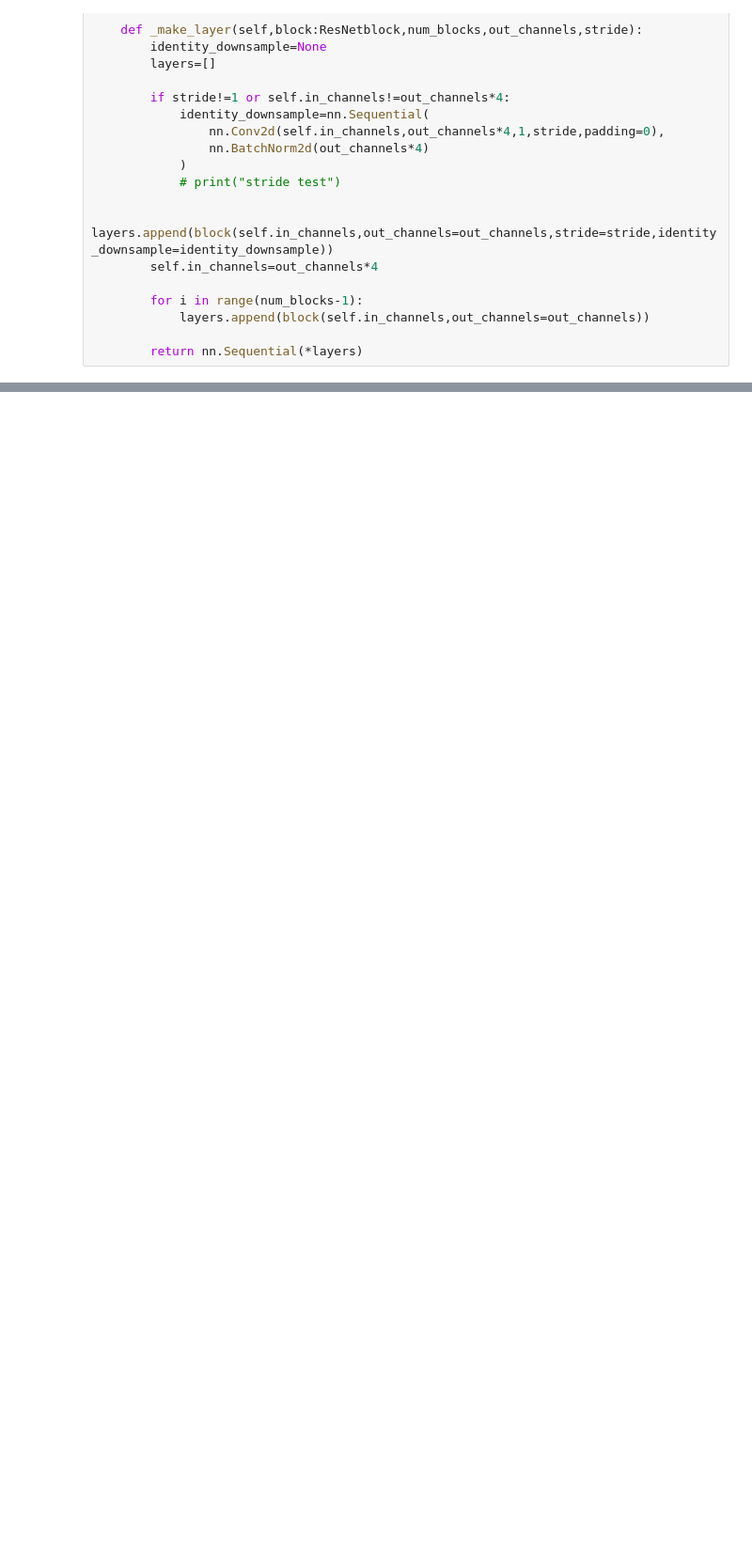
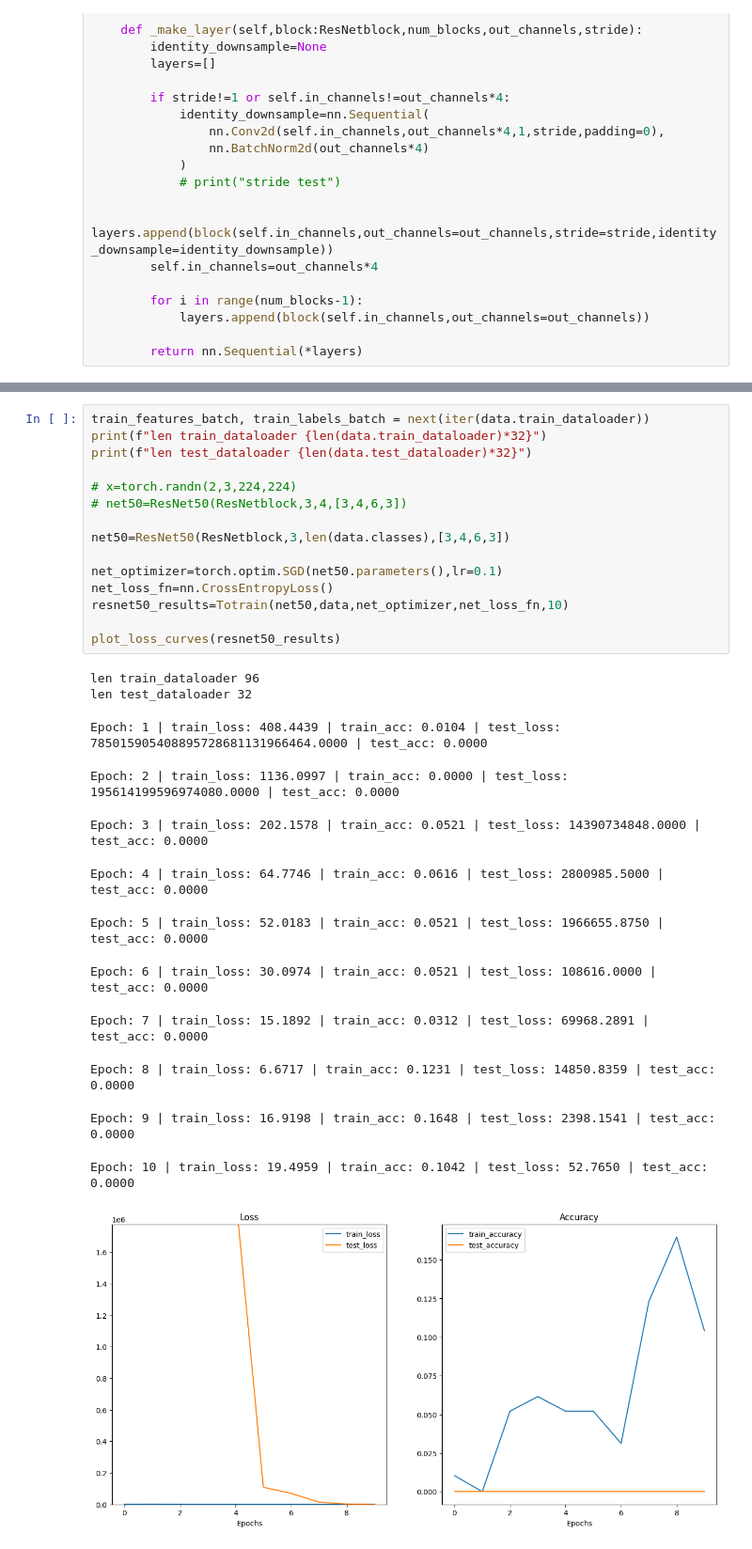
Before and after one commit to Machmurka/UnderstandingDeepLearning, a Jupyter notebook: Learn PyTorch for Deep Learning/ResNet18layers.ipynb, the cells around one changed output, grey strips where cells are left out. Shown: that part at 94% size. Saved outputs shown, nothing was run; the diff lists cells and outputs as text; blank space fills up the shorter version.

```diff
--- a/Learn PyTorch for Deep Learning/ResNet18layers.ipynb
+++ b/Learn PyTorch for Deep Learning/ResNet18layers.ipynb
@@ -434,0 +425,29 @@ torch.Size([2, 4])
+# %%
+train_features_batch, train_labels_batch = next(iter(data.train_dataloader))
+print(f"len train_dataloader {len(data.train_dataloader)*32}")
+print(f"len test_dataloader {len(data.test_dataloader)*32}")
+
+# x=torch.randn(2,3,224,224)
+# net50=ResNet50(ResNetblock,3,4,[3,4,6,3])
+
+net50=ResNet50(ResNetblock,3,len(data.classes),[3,4,6,3])
+
+net_optimizer=torch.optim.SGD(net50.parameters(),lr=0.1)
+net_loss_fn=nn.CrossEntropyLoss()
+resnet50_results=Totrain(net50,data,net_optimizer,net_loss_fn,10)
+
+plot_loss_curves(resnet50_results)
+# %% [output]
+len train_dataloader 96
+len test_dataloader 32
+Epoch: 1 | train_loss: 408.4439 | train_acc: 0.0104 | test_loss: 785015905408895728681131966464.0000 | test_acc: 0.0000
+Epoch: 2 | train_loss: 1136.0997 | train_acc: 0.0000 | test_loss: 195614199596974080.0000 | test_acc: 0.0000
+Epoch: 3 | train_loss: 202.1578 | train_acc: 0.0521 | test_loss: 14390734848.0000 | test_acc: 0.0000
+Epoch: 4 | train_loss: 64.7746 | train_acc: 0.0616 | test_loss: 2800985.5000 | test_acc: 0.0000
+Epoch: 5 | train_loss: 52.0183 | train_acc: 0.0521 | test_loss: 1966655.8750 | test_acc: 0.0000
+Epoch: 6 | train_loss: 30.0974 | train_acc: 0.0521 | test_loss: 108616.0000 | test_acc: 0.0000
+Epoch: 7 | train_loss: 15.1892 | train_acc: 0.0312 | test_loss: 69968.2891 | test_acc: 0.0000
+Epoch: 8 | train_loss: 6.6717 | train_acc: 0.1231 | test_loss: 14850.8359 | test_acc: 0.0000
+Epoch: 9 | train_loss: 16.9198 | train_acc: 0.1648 | test_loss: 2398.1541 | test_acc: 0.0000
+Epoch: 10 | train_loss: 19.4959 | train_acc: 0.1042 | test_loss: 52.7650 | test_acc: 0.0000
+[figure, added]
```
Also changed, not shown: parts of 4 cells of this notebook.
